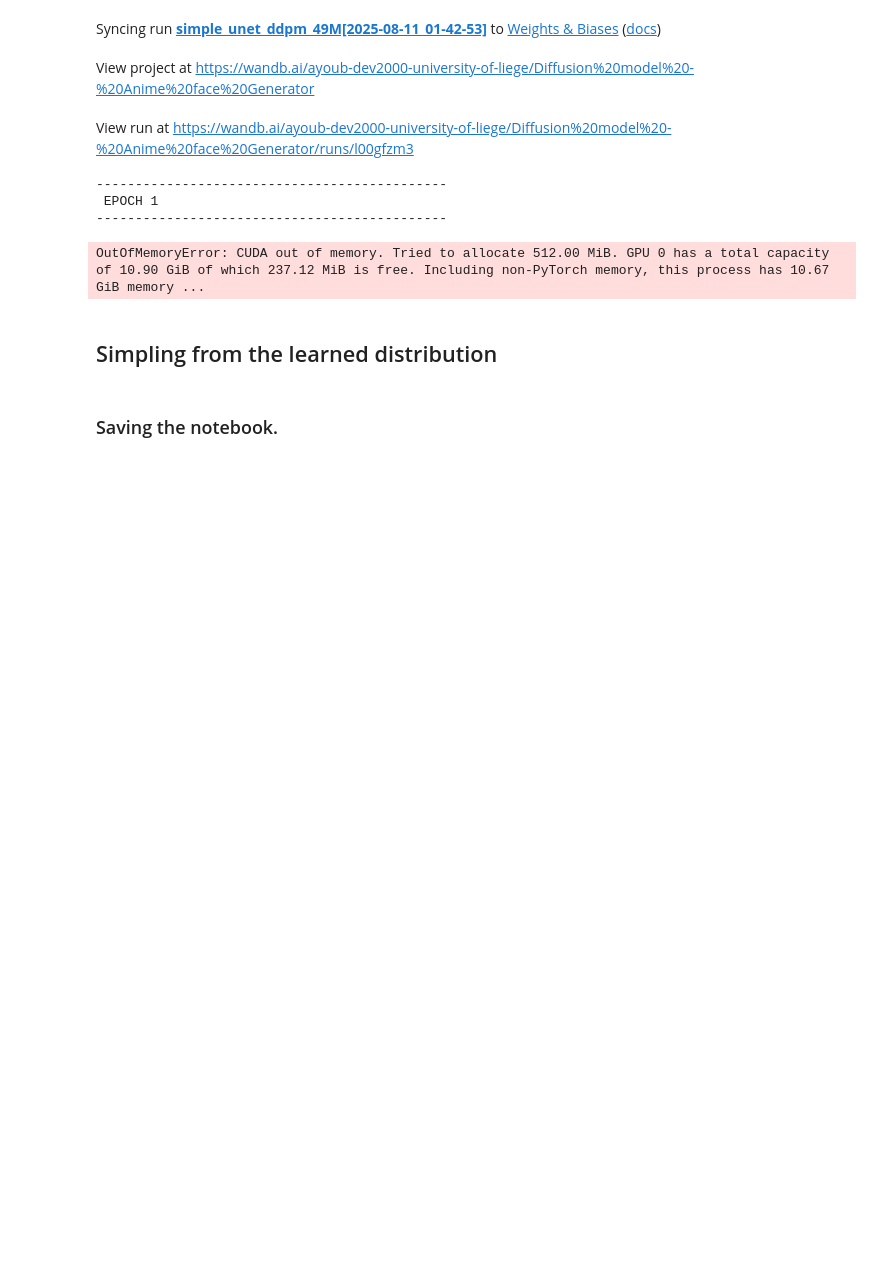
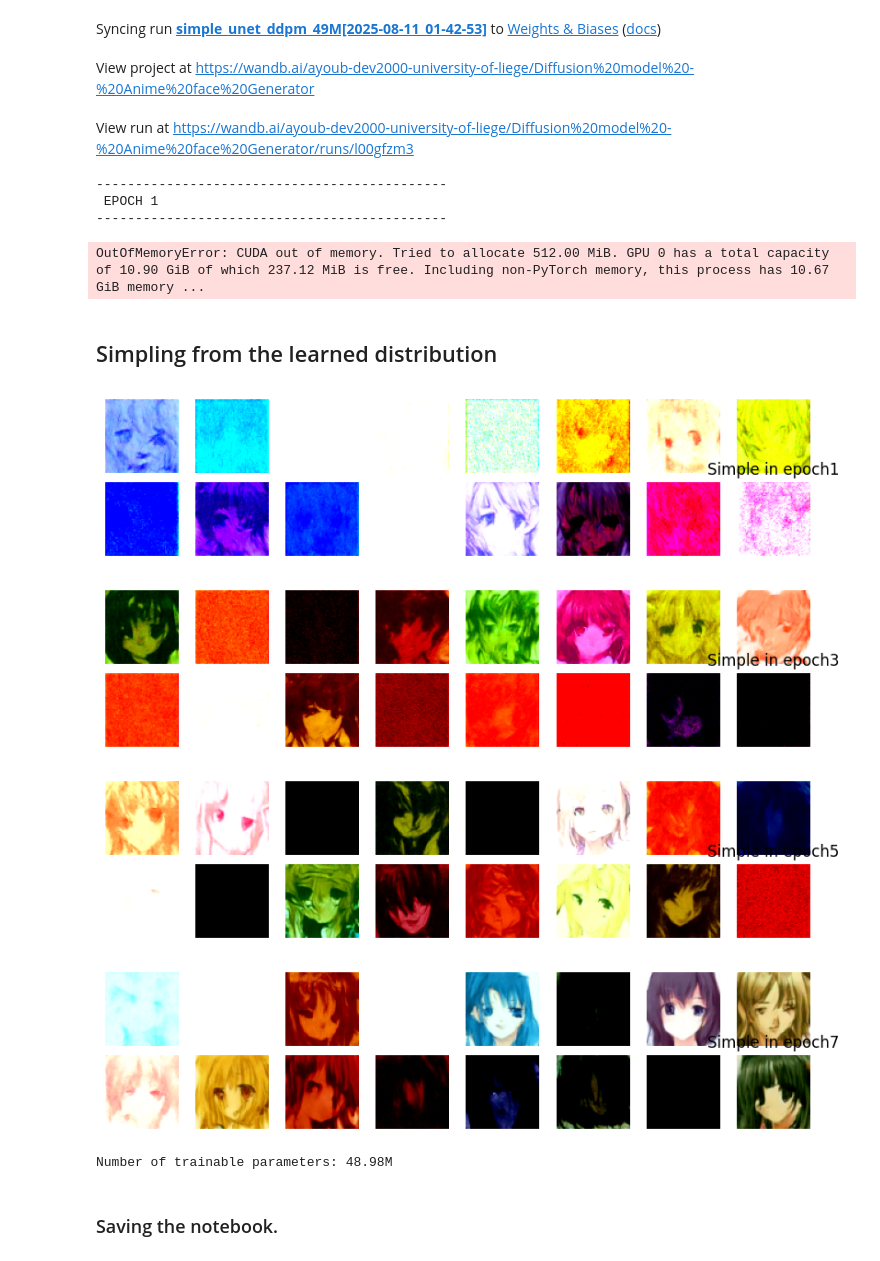
Before and after one commit to Ayoub-Vip/anime_face_generator, a Jupyter notebook: main_49M_DDPM.ipynb, the cells around one changed output. Cells and saved outputs as stored; diff of their text form; code cells hidden in the pictures; blank space fills up the shorter version.

Commit message:
Add samplesfigures Modify main notebooks

```diff
--- a/main_49M_DDPM.ipynb
+++ b/main_49M_DDPM.ipynb
@@ -86,3 +76,51 @@ def generate(model, shape=(1, 1, 64, 64)):
+# %%
+def show_images_grid_rgb(samples, nrow=8, ncol=6, epoch=0):
+    fig, axes = plt.subplots(ncol, nrow, figsize=(nrow, ncol))
+    samples = (samples + 1) / 2         # Rescale from [-1, 1] to [0, 1]
+    samples = samples.clamp(0, 1).cpu() # Ensure valid pixel range
+    samples = samples.permute(0, 2, 3, 1)  #(N, H, W, C) for plotting
+
+    idx = 0
+    for row in range(ncol):
+        for col in range(nrow):
+            if idx == samples.shape[0]:
+                break
+            axes[row, col].imshow(samples[idx])
+            axes[row, col].axis('off')
+            idx += 1
+    plt.tight_layout()
+    plt.title(f"Simple in epoch{epoch}")
+    fig_name = str(model_backup)[0:-4] + '_epoch_'+ str(epoch) +'_samples.png'
+    plt.savefig(FIGURES_DIR / fig_name, format='png')
+    plt.show()
+# %%
+model = Simple.NoisePredictor()
+reverse_diffusion = model.diffuser.reverse
+backups = [
+    "simple_unet_ddpm_49M_ckpt_epoch_1_2025-08-13_04-50-49.pth",
+    "simple_unet_ddpm_49M_ckpt_epoch_3_2025-08-13_10-10-46.pth",
+    "simple_unet_ddpm_49M_ckpt_epoch_5_2025-08-13_15-33-49.pth",
+    "simple_unet_ddpm_49M_ckpt_epoch_7_2025-08-13_20-54-54.pth"
+]
+epochs = [1,3,5,7]
+
+for i in range(4):
+
+    model_backup =  backups[i]
+    model.load_parameters(path=MODELS_DIR / model_backup)
+
+    model = model.to(device)
+    samples = model.generate_samples(num_samples=16)
+    show_images_grid_rgb(samples, nrow=8, ncol=2, epoch=epochs[i])
+
+num_model_params = model.get_num_trainable_parameters()
+print(f"Number of trainable parameters: {num_model_params / 1e6:.2f}M")
+# %% [output]
+[figure, added]
+[figure, added]
+[figure, added]
+[figure, added]
+Number of trainable parameters: 48.98M
 # %% [markdown]
  ### Saving the notebook.
 # %%
```
Also changed, not shown: parts of 4 cells of this notebook, 24 other files.
